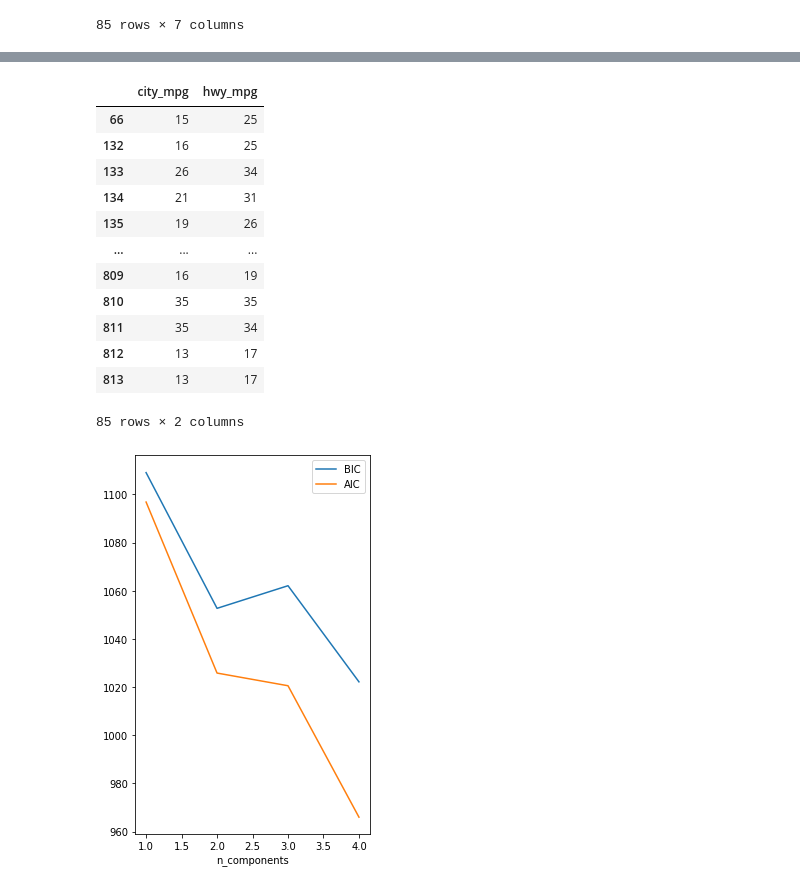
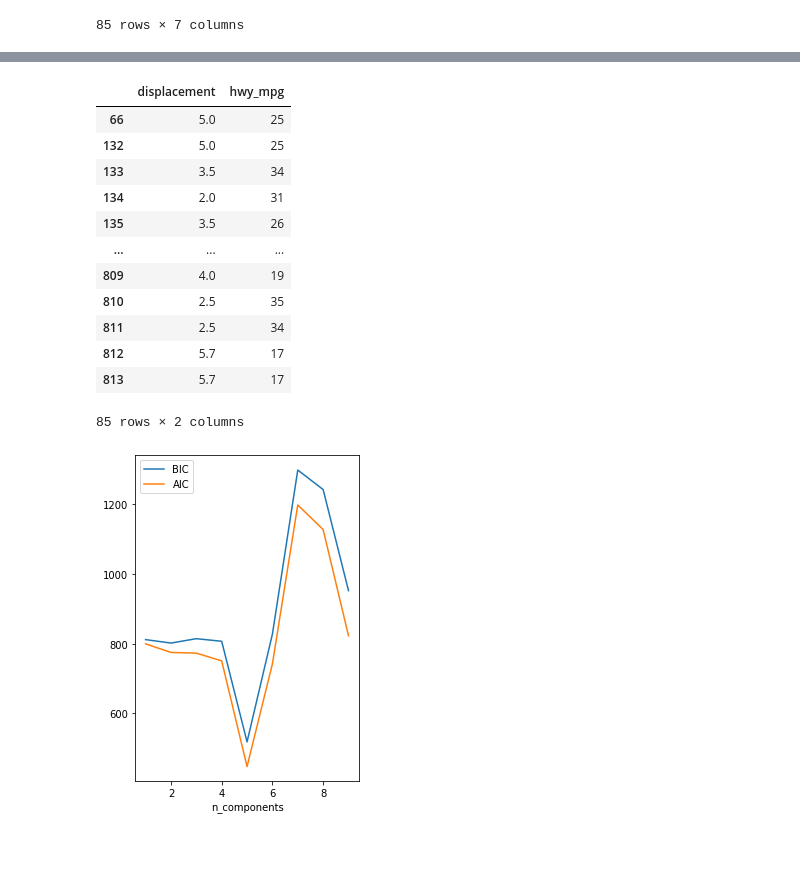
Before and after one commit to tommdim/statistics-101, a Jupyter notebook: hw-1/notebook.ipynb, the cells around one changed output, grey strips where cells are left out. Cells and saved outputs as stored; diff of their text form; code cells hidden in the pictures; blank space fills up the shorter version.

```diff
--- a/hw-1/notebook.ipynb
+++ b/hw-1/notebook.ipynb
@@ -243,34 +240,34 @@ obs_freq.plot(kind='bar', label = "Obs Freq.")
 # %%
 from sklearn import mixture
 import numpy as np
 from sklearn.model_selection import train_test_split
-df = df[["city_mpg","hwy_mpg"]]
+df = df[["displacement","hwy_mpg"]]
 
-df_tr, df_te = train_test_split(df, test_size = 0.30, random_state = 34)
+df_tr, df_te = train_test_split(df, test_size = 0.30)
 # Fit the models (on training)
-n_components = np.arange(1, 5)
-models = [mixture.GaussianMixture(n_components = n, covariance_type='full', random_state=0).fit(df_tr)
+n_components = np.arange(1, 10)
+models = [mixture.GaussianMixture(n_components = n, covariance_type='full').fit(df_tr)
           for n in n_components]
 plt.plot(n_components, [m.bic(df) for m in models], label='BIC')
 plt.plot(n_components, [m.aic(df) for m in models], label='AIC')
 plt.legend(loc='best')
 plt.xlabel('n_components')
 df
 # %% [output]
-|  | city_mpg | hwy_mpg |
-| 66 | 15 | 25 |
-| 132 | 16 | 25 |
-| 133 | 26 | 34 |
-| 134 | 21 | 31 |
-| 135 | 19 | 26 |
+|  | displacement | hwy_mpg |
+| 66 | 5.0 | 25 |
+| 132 | 5.0 | 25 |
+| 133 | 3.5 | 34 |
+| 134 | 2.0 | 31 |
+| 135 | 3.5 | 26 |
 | ... | ... | ... |
-| 809 | 16 | 19 |
-| 810 | 35 | 35 |
-| 811 | 35 | 34 |
-| 812 | 13 | 17 |
-| 813 | 13 | 17 |
+| 809 | 4.0 | 19 |
+| 810 | 2.5 | 35 |
+| 811 | 2.5 | 34 |
+| 812 | 5.7 | 17 |
+| 813 | 5.7 | 17 |
 85 rows × 2 columns
-[figure, old version]
+[figure, new version]
 # %%
 print( models )
 #labels = models[6].predict(df_te)
```
Also changed, not shown: parts of 8 cells of this notebook, 2 other files.
